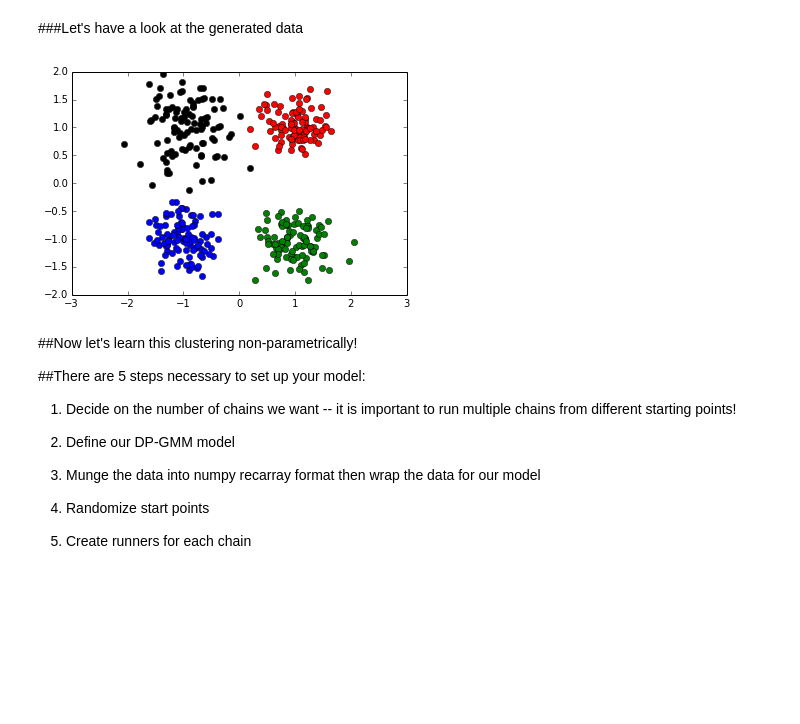
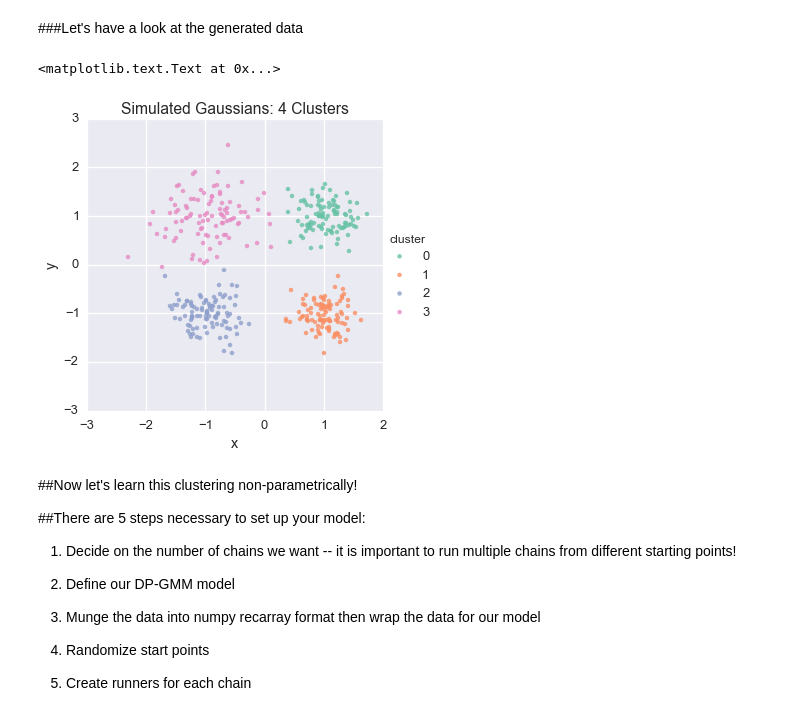
Before and after one commit to datamicroscopes/kernels, a Jupyter notebook: examples/gauss2d.ipynb, the cells around one changed output. Drawn from its saved outputs; the diff is of its cells as text; code cells hidden in the pictures; blank space fills up the shorter version.

```diff
--- a/examples/gauss2d.ipynb
+++ b/examples/gauss2d.ipynb
@@ -34,11 +53,11 @@ Y = np.random.permutation(Y)
 # %% [markdown]
 ###Let's have a look at the generated data
-# %%
-colors = ('r', 'g', 'b', 'k')
-for Yc, c in zip(Y_clusters, colors):
-    plt.plot([y[0] for y in Yc], [y[1] for y in Yc], '{}o'.format(c))
-# %% [output]
-[figure, removed]
+# %%
+sns.lmplot('x', 'y', hue="cluster", data=df, fit_reg=False)
+plt.title('Simulated Gaussians: 4 Clusters')
+# %% [output]
+<matplotlib.text.Text at 0x...>
+[figure, added]
 # %% [markdown]
 ##Now let's learn this clustering non-parametrically!
 
```
Also changed, not shown: parts of 11 cells of this notebook.
